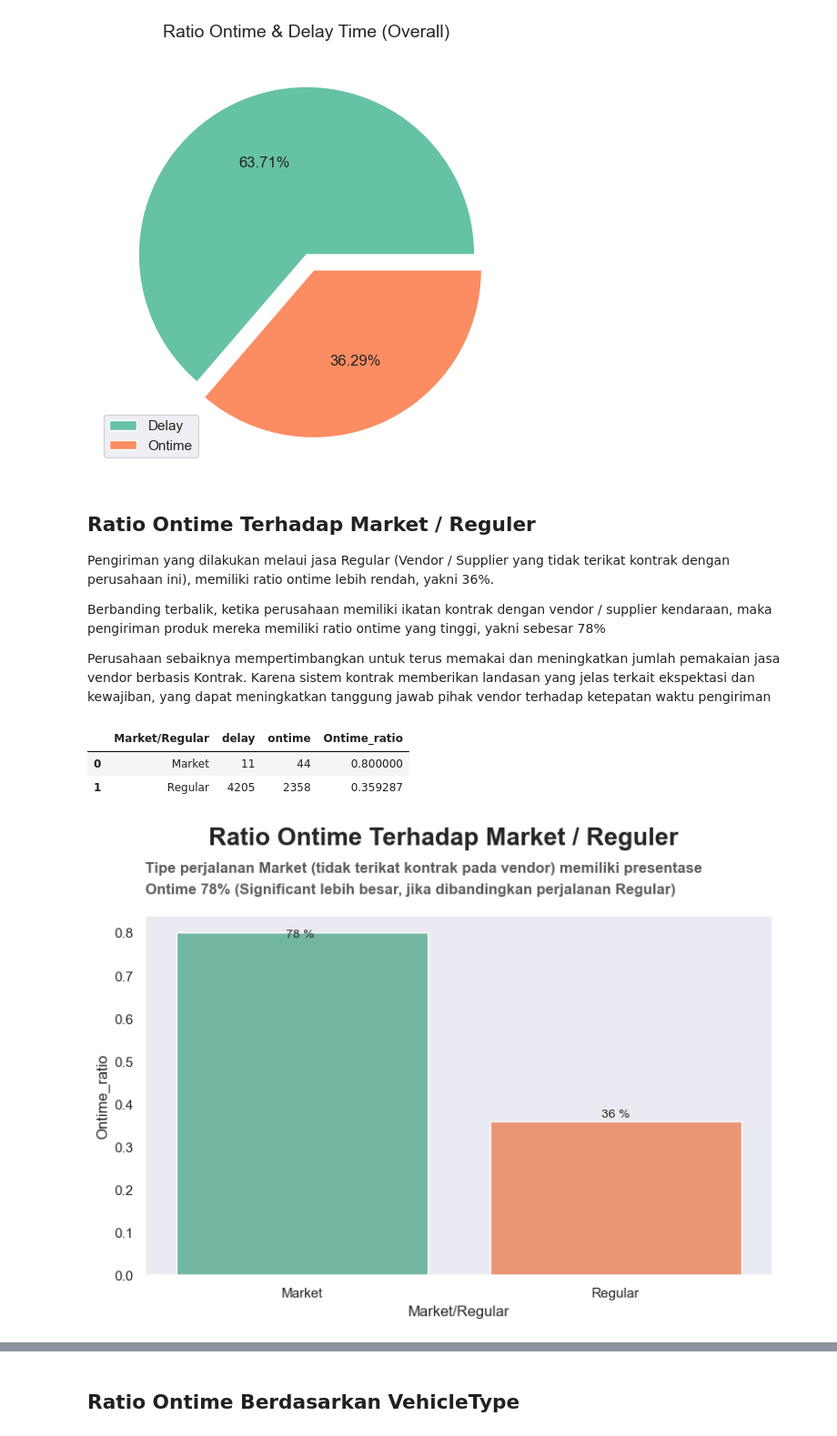
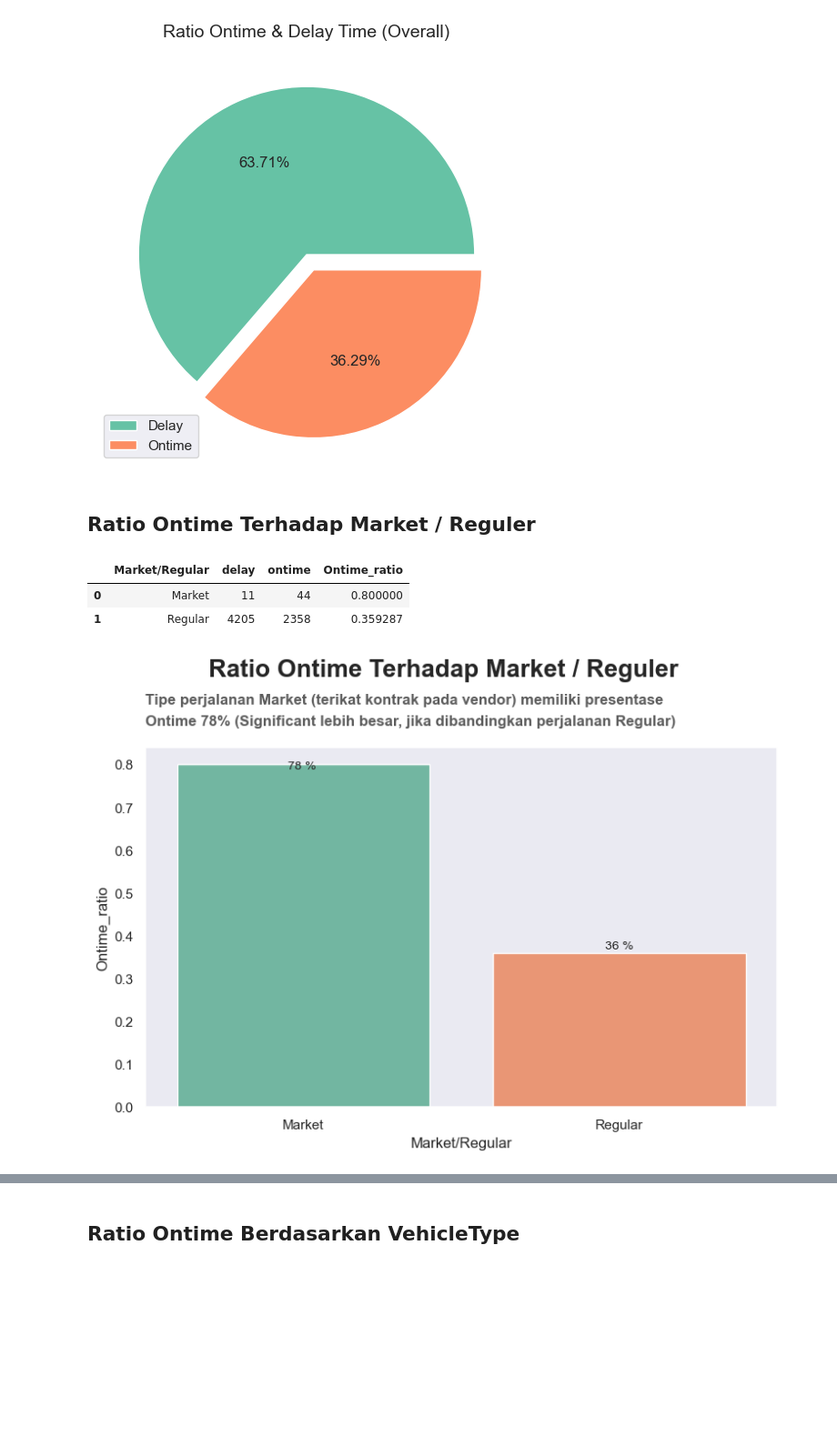
Before and after one commit to JodhiKrisantus/Logistics-Optimization, a Jupyter notebook: Logistic_Analysis.ipynb, the cells around one changed output, grey strips where cells are left out. Shown at 91% size. Cells and saved outputs as stored; diff of their text form; code cells hidden in the pictures; blank space fills up the shorter version.

Commit message:
Add image description

```diff
--- a/Logistic_Analysis.ipynb
+++ b/Logistic_Analysis.ipynb
@@ -346,19 +364,8 @@ plt.title('Ratio Ontime & Delay Time (Overall)', fontsize = (14))
 # %% [output]
 Text(0.5, 1.0, 'Ratio Ontime & Delay Time (Overall)')
 [figure]
-# %% [markdown]
-## Ratio Ontime Terhadap Market / Reguler
-Pengiriman yang dilakukan melaui jasa Regular (Vendor / Supplier yang tidak terikat
-kontrak dengan perusahaan ini), memiliki ratio ontime lebih rendah, yakni 36%.
-
-Berbanding terbalik, ketika perusahaan memiliki ikatan kontrak dengan vendor / supplier
-kendaraan, maka pengiriman produk mereka memiliki ratio ontime yang tinggi, yakni
-sebesar 78%
-
-Perusahaan sebaiknya mempertimbangkan untuk terus memakai dan meningkatkan
-jumlah pemakaian jasa vendor berbasis Kontrak. Karena sistem kontrak memberikan
-landasan yang jelas terkait ekspektasi dan kewajiban, yang dapat meningkatkan tanggung
-jawab pihak vendor terhadap ketepatan waktu pengiriman
+# %% [markdown]
+## Ratio Ontime Terhadap Market / Reguler
 # %%
 ratio_ontime_market_reguler = df_pre.pivot_table(index='Market/Regular', columns='ontime', values='BookingID', aggfunc='count', fill_value=0).reset_index()
 ratio_ontime_market_reguler.columns = ['Market/Regular',	'delay','ontime']
@@ -372,16 +379,16 @@ ratio_ontime_market_reguler
 # %%
 plt.figure(figsize=(8,6))
 fig = sns.barplot(data=ratio_ontime_market_reguler, x='Market/Regular', y = 'Ontime_ratio')
 fig.annotate(text='78 % ', xy=(0 , 0.79), ha='center', fontsize=10)
 fig.annotate(text='36 %', xy=(1 , 0.37), ha='center', fontsize=10)
 
 plt.text(x=-0.3, y=1.02, s='Ratio Ontime Terhadap Market / Reguler',
          fontsize=20, weight='bold', alpha=1,va='center')
 
-plt.text(x=-0.5, y=0.95, s='Tipe perjalanan Market (tidak terikat kontrak pada vendor) memiliki presentase',
+plt.text(x=-0.5, y=0.95, s='Tipe perjalanan Market (terikat kontrak pada vendor) memiliki presentase',
          fontsize=12, weight='bold', alpha=0.75,va='center')
 plt.text(x=-0.5, y=0.90, s='Ontime 78% (Significant lebih besar, jika dibandingkan perjalanan Regular)',
          fontsize=12, weight='bold', alpha=0.75,va='center')
 plt.tight_layout()
 # %% [output]
-[figure, old version]
+[figure, new version]
```
Also changed, not shown: parts of 20 cells of this notebook.
